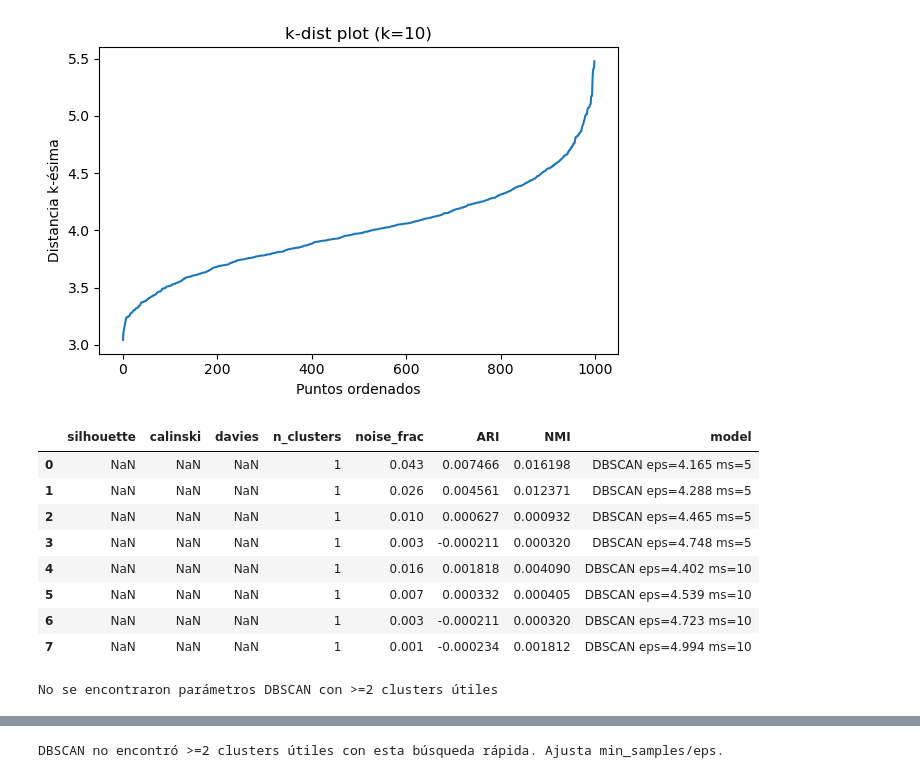
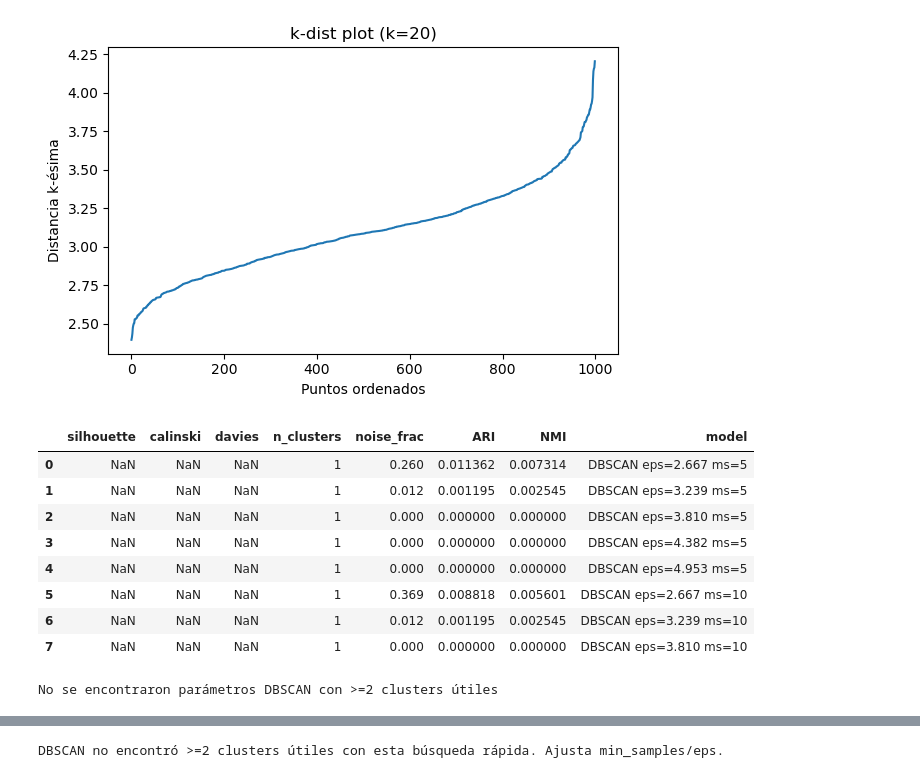
Before and after one commit to criss201x/hierarchical_Clustering_for_Dummies, a Jupyter notebook: unified_clustering_techniques.ipynb, the cells around one changed output, grey strips where cells are left out. Drawn from its saved outputs; the diff is of its cells as text; code cells hidden in the pictures.

```diff
--- a/unified_clustering_techniques.ipynb
+++ b/unified_clustering_techniques.ipynb
@@ -314,65 +365,67 @@ from IPython.display import display
 from sklearn.cluster import DBSCAN
 from sklearn.neighbors import NearestNeighbors
 
-# k-dist plot (k ~ min_samples) para guiar eps
-k_for_plot = 10
-nn = NearestNeighbors(n_neighbors=k_for_plot).fit(X_rep_train)
+# k-dist plot para guiar eps. Usamos k = min_samples * 2 como heurística.
+k_for_dist_plot = 2 * 10 # Para un min_samples de 10
+nn = NearestNeighbors(n_neighbors=k_for_dist_plot).fit(X_rep_train)
 distances, _ = nn.kneighbors(X_rep_train)
-d_k = np.sort(distances[:, k_for_plot-1])
+d_k = np.sort(distances[:, -1])
 
 plt.figure(figsize=(6,4))
 plt.plot(d_k)
-plt.title(f'k-dist plot (k={k_for_plot})'); plt.xlabel('Puntos ordenados'); plt.ylabel('Distancia k-ésima')
+plt.title(f'k-dist plot (k={k_for_dist_plot})'); plt.xlabel('Puntos ordenados'); plt.ylabel('Distancia k-ésima')
 plt.tight_layout(); plt.show()
 
 # Búsqueda simple de hiperparámetros
-min_samples_list = [5, 10, 15]
-qs = [0.85, 0.90, 0.95, 0.98]
+min_samples_list = [5, 10, 20]
+# Usamos KneeLocator para una estimación inicial de eps
+kneedle = KneeLocator(range(len(d_k)), d_k, curve='convex', direction='increasing', S=1.0)
+eps_elbow = d_k[kneedle.elbow] if kneedle.elbow else np.quantile(d_k, 0.95)
+eps_list = np.linspace(eps_elbow * 0.7, eps_elbow * 1.3, 5)
 
 results=[]
 best=None
 best_score=-np.inf
 for min_s in min_samples_list:
-    nn = NearestNeighbors(n_neighbors=min_s).fit(X_rep_train)
-    distances, _ = nn.kneighbors(X_rep_train)
-    d_k = np.sort(distances[:, min_s-1])
-    eps_list = list(np.quantile(d_k, qs))
     for eps in eps_list:
         db = DBSCAN(eps=float(eps), min_samples=int(min_s), metric='euclidean')
         labels = db.fit_predict(X_rep_train)
         m = eval_clustering(X_rep_train, labels, y_true=(y_work if 'y_work' in globals() else None),
                             name=f'DBSCAN eps={eps:.3f} ms={min_s}', ignore_noise=True)
         results.append(m)
-        sc = m['silhouette']
-        if not np.isnan(sc) and sc > best_score and m['n_clusters']>=2:
-            best_score = sc; best = (eps, min_s, labels)
+        # Solo consideramos modelos con 2 o más clusters (excluyendo ruido)
+        if m['n_clusters'] >= 2:
+            sc = m['silhouette']
+            if not np.isnan(sc) and sc > best_score:
+                best_score = sc
+                best = (eps, min_s, labels, m)
 
 dbscan_results_df = pd.DataFrame(results).sort_values(['silhouette','n_clusters'], ascending=[False,False])
 display(dbscan_results_df.head(8))
 
 if best is not None:
-    eps, min_s, labels = best
+    eps, min_s, labels, metrics_best = best
     print(f'Mejor DBSCAN: eps={eps:.3f}, min_samples={min_s}, silhouette={best_score:.3f}, '
-          f'n_clusters={len(set(labels))-(1 if -1 in labels else 0)}, ruido={np.mean(labels==-1):.2%}')
+          f"n_clusters={metrics_best['n_clusters']}, ruido={metrics_best['noise_frac']:.2%}")
     plot_silhouette(X_rep_train, labels, title=f'Silhouette DBSCAN (eps={eps:.3f}, ms={min_s})')
 
     plt.figure(figsize=(6,5))
     plt.scatter(X_pca2[:,0], X_pca2[:,1], c=labels, s=10, cmap='tab10')
     plt.title(f'DBSCAN en PCA2 (eps={eps:.3f}, ms={min_s})')
     plt.tight_layout(); plt.show()
 else:
     print('No se encontraron parámetros DBSCAN con >=2 clusters útiles')
 # %% [output]
-[figure, old version]
+[figure, new version]
 |  | silhouette | calinski | davies | n_clusters | noise_frac | ARI | NMI | model |
-| 0 | NaN | NaN | NaN | 1 | 0.043 | 0.007466 | 0.016198 | DBSCAN eps=4.165 ms=5 |
-| 1 | NaN | NaN | NaN | 1 | 0.026 | 0.004561 | 0.012371 | DBSCAN eps=4.288 ms=5 |
-| 2 | NaN | NaN | NaN | 1 | 0.010 | 0.000627 | 0.000932 | DBSCAN eps=4.465 ms=5 |
-| 3 | NaN | NaN | NaN | 1 | 0.003 | -0.000211 | 0.000320 | DBSCAN eps=4.748 ms=5 |
-| 4 | NaN | NaN | NaN | 1 | 0.016 | 0.001818 | 0.004090 | DBSCAN eps=4.402 ms=10 |
-| 5 | NaN | NaN | NaN | 1 | 0.007 | 0.000332 | 0.000405 | DBSCAN eps=4.539 ms=10 |
-| 6 | NaN | NaN | NaN | 1 | 0.003 | -0.000211 | 0.000320 | DBSCAN eps=4.723 ms=10 |
-| 7 | NaN | NaN | NaN | 1 | 0.001 | -0.000234 | 0.001812 | DBSCAN eps=4.994 ms=10 |
+| 0 | NaN | NaN | NaN | 1 | 0.260 | 0.011362 | 0.007314 | DBSCAN eps=2.667 ms=5 |
+| 1 | NaN | NaN | NaN | 1 | 0.012 | 0.001195 | 0.002545 | DBSCAN eps=3.239 ms=5 |
+| 2 | NaN | NaN | NaN | 1 | 0.000 | 0.000000 | 0.000000 | DBSCAN eps=3.810 ms=5 |
+| 3 | NaN | NaN | NaN | 1 | 0.000 | 0.000000 | 0.000000 | DBSCAN eps=4.382 ms=5 |
+| 4 | NaN | NaN | NaN | 1 | 0.000 | 0.000000 | 0.000000 | DBSCAN eps=4.953 ms=5 |
+| 5 | NaN | NaN | NaN | 1 | 0.369 | 0.008818 | 0.005601 | DBSCAN eps=2.667 ms=10 |
+| 6 | NaN | NaN | NaN | 1 | 0.012 | 0.001195 | 0.002545 | DBSCAN eps=3.239 ms=10 |
+| 7 | NaN | NaN | NaN | 1 | 0.000 | 0.000000 | 0.000000 | DBSCAN eps=3.810 ms=10 |
 No se encontraron parámetros DBSCAN con >=2 clusters útiles
 # %%
 import pandas as pd
```
Also changed, not shown: parts of 50 cells of this notebook, 2 other files.
